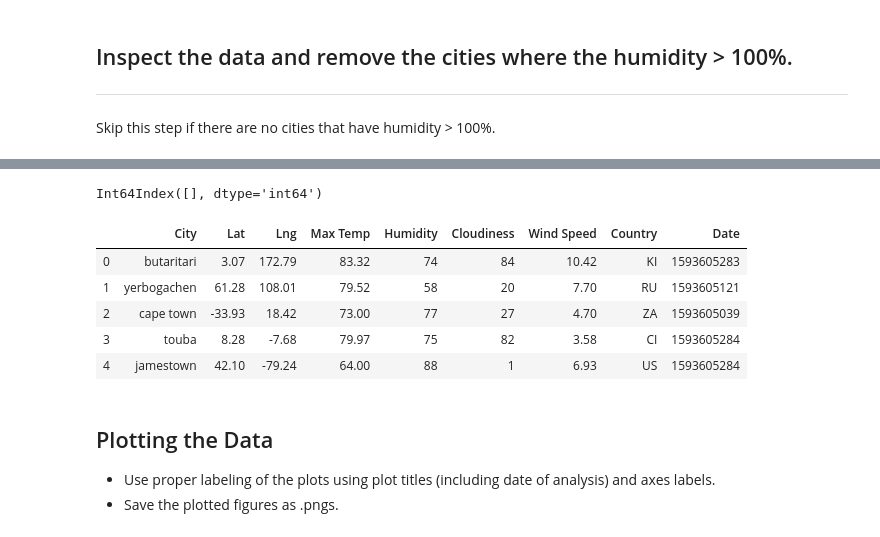
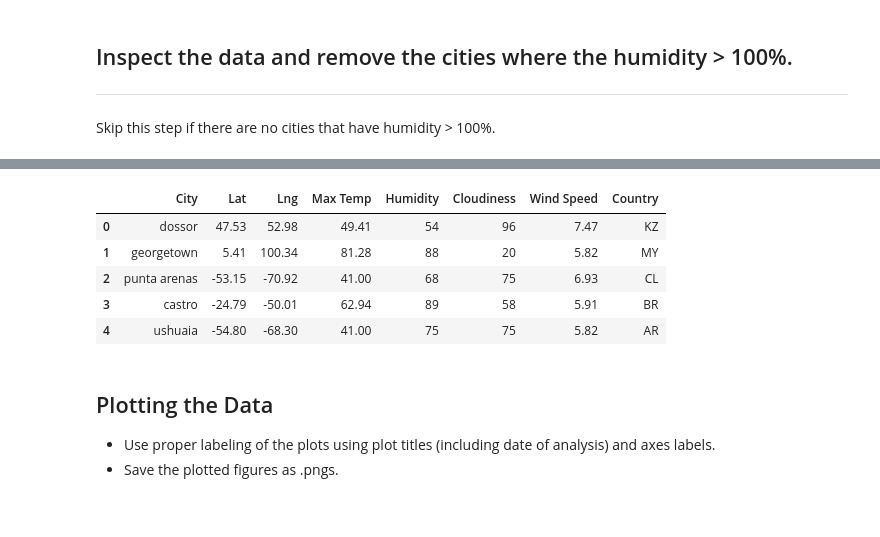
Before and after one commit to Kevin-michael-angel-Low/UCI_Homework, a Jupyter notebook: 06-Python-API-Challenge/WeatherPy/WeatherPy-Copy1.ipynb, the cells around one changed output, grey strips where cells are left out. Cells and saved outputs as stored; diff of their text form; code cells hidden in the pictures.

Commit message:
completed WeatherPy, added new png and csv files to output folder

```diff
--- a/06-Python-API-Challenge/WeatherPy/WeatherPy-Copy1.ipynb
+++ b/06-Python-API-Challenge/WeatherPy/WeatherPy-Copy1.ipynb
@@ -34,0 +40,4 @@ for long in np.random.randint(-180, 180, 800):
+# %%
+# Create a list of unique cities, then find the # of cities in that list
+uniqueCities = list(dict.fromkeys(cityList))
+len(uniqueCities)
@@ -80,0 +138,16 @@ Data Retrieval Complete
+# %%
+# Add lists to dataframe via dictionary
+
+weatherDict = {
+    'City':uCity,
+    'Lat': lats,
+    'Lng': longs,
+    'Max Temp': temp,
+    'Humidity': humid,
+    'Cloudiness': cloud,
+    'Wind Speed': windSpeed,
+    'Country': uCountry
+}
+# %%
+weatherDF = pd.DataFrame(weatherDict)
+weatherDF.head()
@@ -96,17 +179,17 @@ Skip this step if there are no cities that have humidity > 100%.
 # %%
 #  Get the indices of cities that have humidity over 100%.
+weatherDF = weatherDF.drop(weatherDF[weatherDF['Humidity'] >= 100].index)
-# %% [output]
-Int64Index([], dtype='int64')
 # %%
 # Make a new DataFrame equal to the city data to drop all humidity outliers by index.
 # Passing "inplace=False" will make a copy of the city_data DataFrame, which we call "clean_city_data".
+weatherDF.head()
 # %% [output]
-|  | City | Lat | Lng | Max Temp | Humidity | Cloudiness | Wind Speed | Country | Date |
-| 0 | butaritari | 3.07 | 172.79 | 83.32 | 74 | 84 | 10.42 | KI | 1593605283 |
-| 1 | yerbogachen | 61.28 | 108.01 | 79.52 | 58 | 20 | 7.70 | RU | 1593605121 |
-| 2 | cape town | -33.93 | 18.42 | 73.00 | 77 | 27 | 4.70 | ZA | 1593605039 |
-| 3 | touba | 8.28 | -7.68 | 79.97 | 75 | 82 | 3.58 | CI | 1593605284 |
-| 4 | jamestown | 42.10 | -79.24 | 64.00 | 88 | 1 | 6.93 | US | 1593605284 |
+|  | City | Lat | Lng | Max Temp | Humidity | Cloudiness | Wind Speed | Country |
+| 0 | dossor | 47.53 | 52.98 | 49.41 | 54 | 96 | 7.47 | KZ |
+| 1 | georgetown | 5.41 | 100.34 | 81.28 | 88 | 20 | 5.82 | MY |
+| 2 | punta arenas | -53.15 | -70.92 | 41.00 | 68 | 75 | 6.93 | CL |
+| 3 | castro | -24.79 | -50.01 | 62.94 | 89 | 58 | 5.91 | BR |
+| 4 | ushuaia | -54.80 | -68.30 | 41.00 | 75 | 75 | 5.82 | AR |
 # %% [markdown]
 ## Plotting the Data
 * Use proper labeling of the plots using plot titles (including date of analysis) and axes labels.
```
Also changed, not shown: parts of 49 cells of this notebook, 14 other files.
